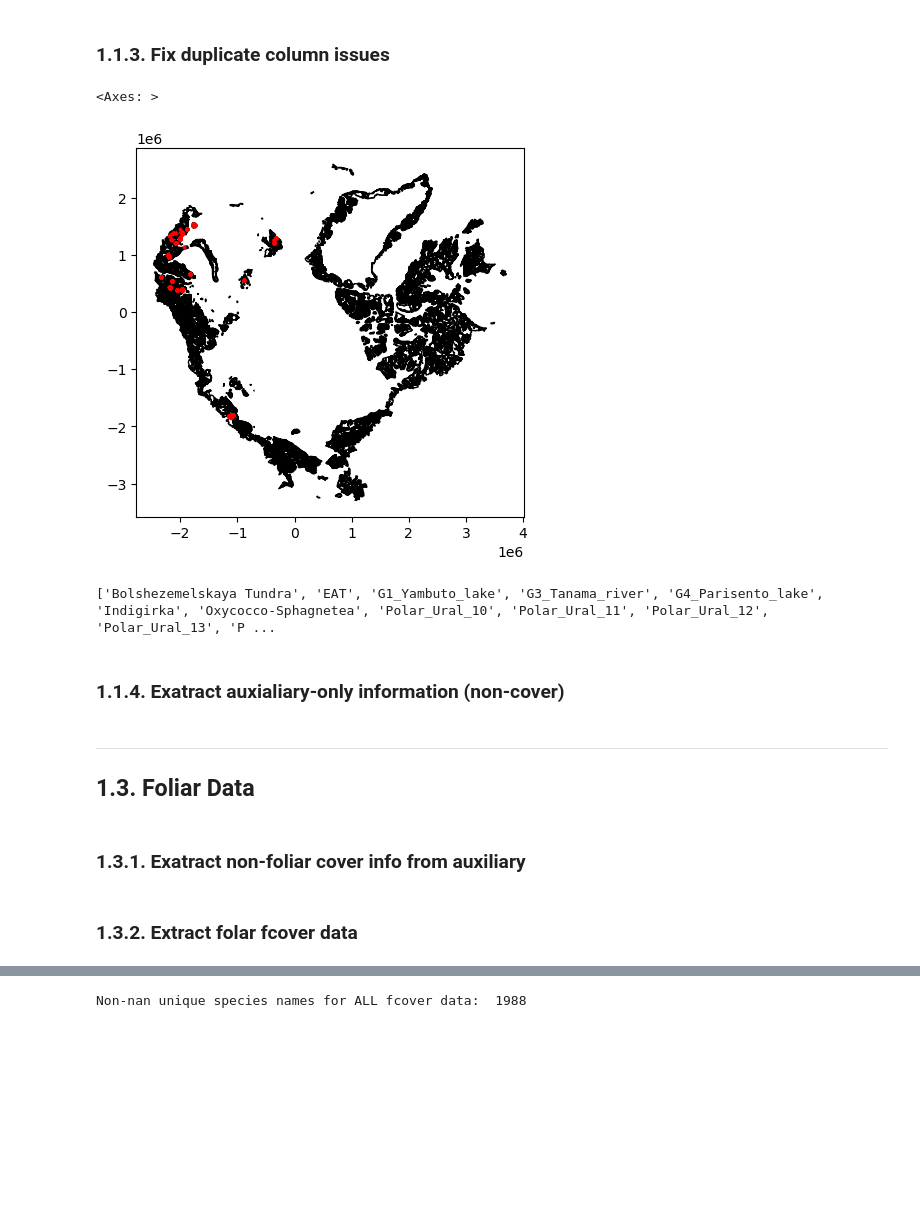
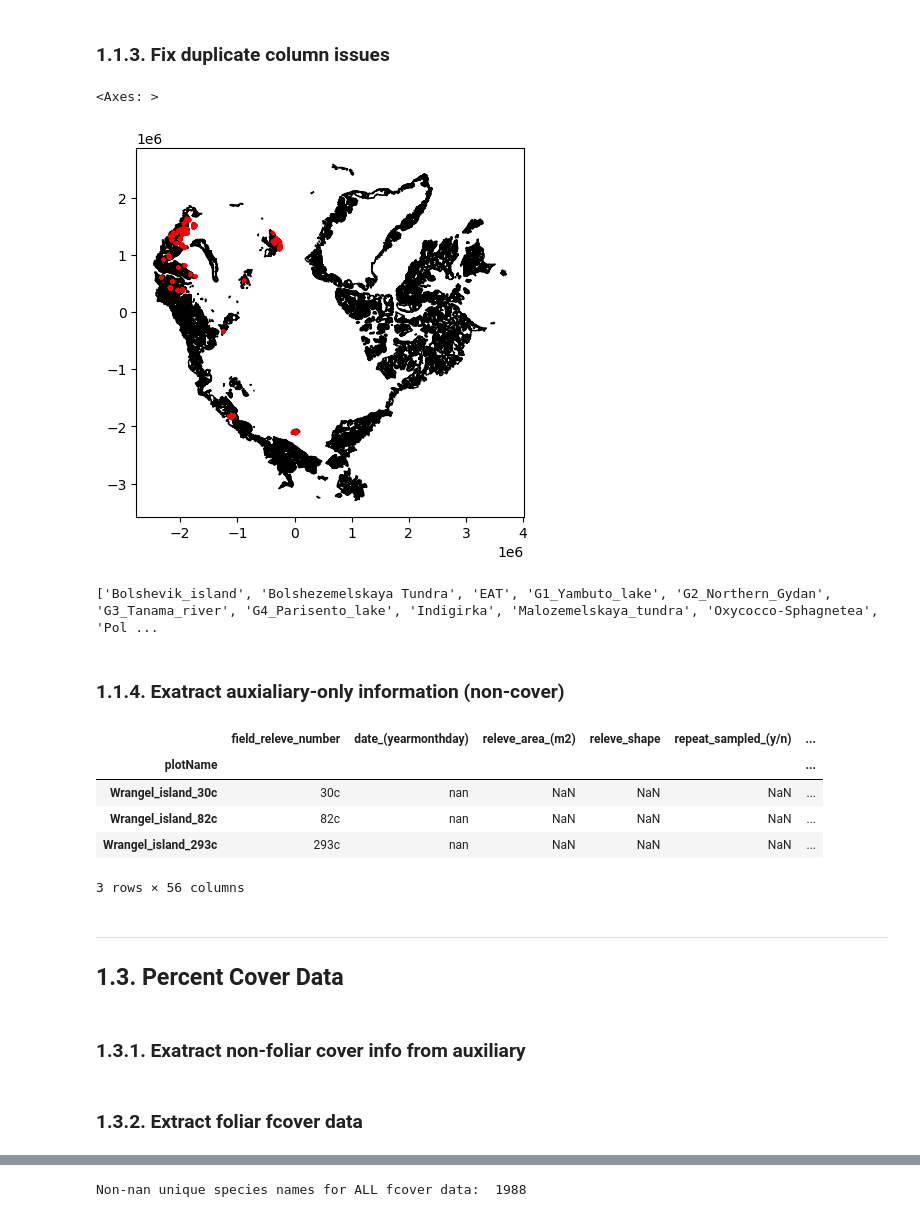
Before and after one commit to climatemodeling/pavc, a Jupyter notebook: rava/standardize_rava.ipynb, the cells around one changed output, grey strips where cells are left out. Saved outputs shown, nothing was run; the diff lists cells and outputs as text; code cells hidden in the pictures; blank space fills up the shorter version.

```diff
--- a/rava/standardize_rava.ipynb
+++ b/rava/standardize_rava.ipynb
@@ -219,8 +212,8 @@ aux_ge2010.head(3)
 ### 1.1.3. Fix duplicate column issues
 # %%
 # reset index and standardize col names
-aux_ge2010 = aux_ge2010.reset_index(drop=True)
-aux_ge2010.columns = aux_ge2010.columns.str.strip()
+aux_df2 = aux_df2.reset_index(drop=True)
+aux_df2.columns = aux_df2.columns.str.strip()
 
 # define duplicate column mappings
 column_merges = {
@@ -233,10 +226,10 @@ column_merges = {
 
 # merge duplicate columns where applicable
 for correct_col, incorrect_col in column_merges.items():
-    if correct_col in aux_ge2010.columns and incorrect_col in aux_ge2010.columns:
+    if correct_col in aux_df2.columns and incorrect_col in aux_df2.columns:
         # Merge using .fillna() instead of .combine_first()
-        aux_ge2010[correct_col] = aux_ge2010[correct_col].fillna(aux_ge2010[incorrect_col])
-        aux_ge2010.drop(columns=[incorrect_col], inplace=True)
+        aux_df2[correct_col] = aux_df2[correct_col].fillna(aux_df2[incorrect_col])
+        aux_df2.drop(columns=[incorrect_col], inplace=True)
 # %%
 # function to clean coordinate values (found one with a comma???)
 def clean_coordinates(value):
@@ -248,16 +241,16 @@ def clean_coordinates(value):
         return np.nan  # Set invalid values to NaN
 
 # apply cleaning function to longitude and latitude columns
-aux_ge2010['LONGITUDE WGS 84 (DD)'] = aux_ge2010['LONGITUDE WGS 84 (DD)'].apply(clean_coordinates)
-aux_ge2010['LATITUDE WGS 84 (DD)'] = aux_ge2010['LATITUDE WGS 84 (DD)'].apply(clean_coordinates)
+aux_df2['LONGITUDE WGS 84 (DD)'] = aux_df2['LONGITUDE WGS 84 (DD)'].apply(clean_coordinates)
+aux_df2['LATITUDE WGS 84 (DD)'] = aux_df2['LATITUDE WGS 84 (DD)'].apply(clean_coordinates)
 
 # drop rows where longitude or latitude is NaN (invalid coordinates)
-aux_ge2010 = aux_ge2010.dropna(subset=['LONGITUDE WGS 84 (DD)', 'LATITUDE WGS 84 (DD)'])
+aux_df2 = aux_df2.dropna(subset=['LONGITUDE WGS 84 (DD)', 'LATITUDE WGS 84 (DD)'])
 
 # create GeoDataFrame with cleaned coordinates
 rava_points = gpd.GeoDataFrame(
-    aux_ge2010,
-    geometry=gpd.points_from_xy(aux_ge2010['LONGITUDE WGS 84 (DD)'], aux_ge2010['LATITUDE WGS 84 (DD)']),
+    aux_df2,
+    geometry=gpd.points_from_xy(aux_df2['LONGITUDE WGS 84 (DD)'], aux_df2['LATITUDE WGS 84 (DD)']),
     crs='EPSG:4326'
 )
 # %%
@@ -272,13 +265,13 @@ ax = tundra.plot(edgecolor='black', facecolor='none')
 rava_points.plot(ax=ax, color='red', markersize=3)
 # %% [output]
 <Axes: >
-[figure, old version]
+[figure, new version]
 # %%
 # print a list of the AVA datasets we will be harmonizing
 rava_datasets = sorted(rava_points['DATASET'].unique())
-print(rava_datasets)
+print(sorted(rava_datasets))
 # %% [output]
-['Bolshezemelskaya Tundra', 'EAT', 'G1_Yambuto_lake', 'G3_Tanama_river', 'G4_Parisento_lake', 'Indigirka', 'Oxycocco-Sphagnetea', 'Polar_Ural_10', 'Polar_Ural_11', 'Polar_Ural_12', 'Polar_Ural_13', 'P ...
+['Bolshevik_island', 'Bolshezemelskaya Tundra', 'EAT', 'G1_Yambuto_lake', 'G2_Northern_Gydan', 'G3_Tanama_river', 'G4_Parisento_lake', 'Indigirka', 'Malozemelskaya_tundra', 'Oxycocco-Sphagnetea', 'Pol ...
 # %% [markdown]
 ### 1.1.4. Exatract auxialiary-only information (non-cover)
 # %%
@@ -286,10 +283,18 @@ rava_points.columns = [col.lower().replace(' ', '_') for col in rava_points.colu
 # %%
 # extract columns that DO NOT have "cover" in the name; this is auxiliary info
 aux_cols = [col for col in rava_points.columns if 'cover' not in col]
 aux = rava_points[aux_cols].copy()
+aux.head(3)
+# %% [output]
+|  | field_releve_number | date_(yearmonthday) | releve_area_(m2) | releve_shape | repeat_sampled_(y/n) | ... |
+| plotName |  |  |  |  |  | ... |
+| Wrangel_island_30c | 30c | nan | NaN | NaN | NaN | ... |
+| Wrangel_island_82c | 82c | nan | NaN | NaN | NaN | ... |
+| Wrangel_island_293c | 293c | nan | NaN | NaN | NaN | ... |
+3 rows × 56 columns
 # %% [markdown]
 ---
-## 1.3. Foliar Data
+## 1.3. Percent Cover Data
 # %% [markdown]
 ### 1.3.1. Exatract non-foliar cover info from auxiliary
 # %%
@@ -307,7 +312,7 @@ litter = nonfoliar_fcover[['cover_litter_layer_(%)']]
 etc.append('cover_litter_layer_(%)')
 nonfoliar_fcover.drop(columns=etc, inplace=True)
 # %% [markdown]
-### 1.3.2. Extract folar fcover data
+### 1.3.2. Extract foliar fcover data
 # %%
 # get paths to tables
 species_csv_paths = sorted(glob.glob(f'input_data/rava_cover_tables/*fcover_data.csv'))
```
Also changed, not shown: parts of 27 cells of this notebook, 3 other files.
